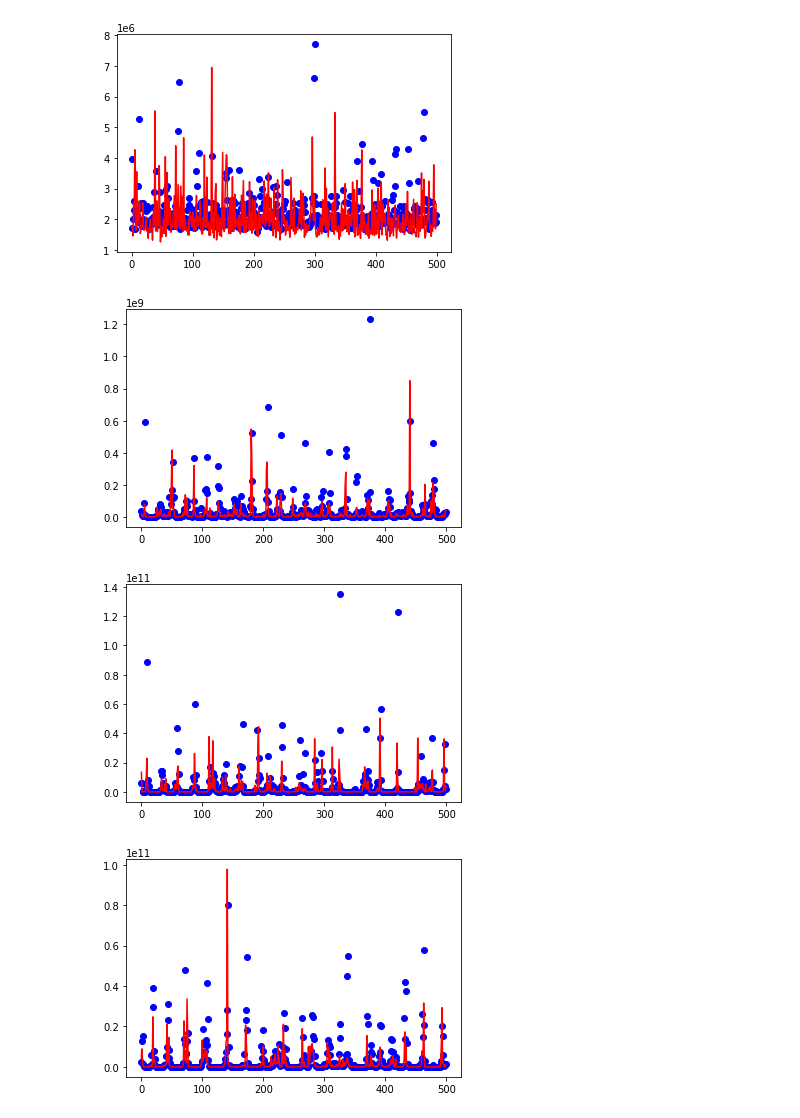
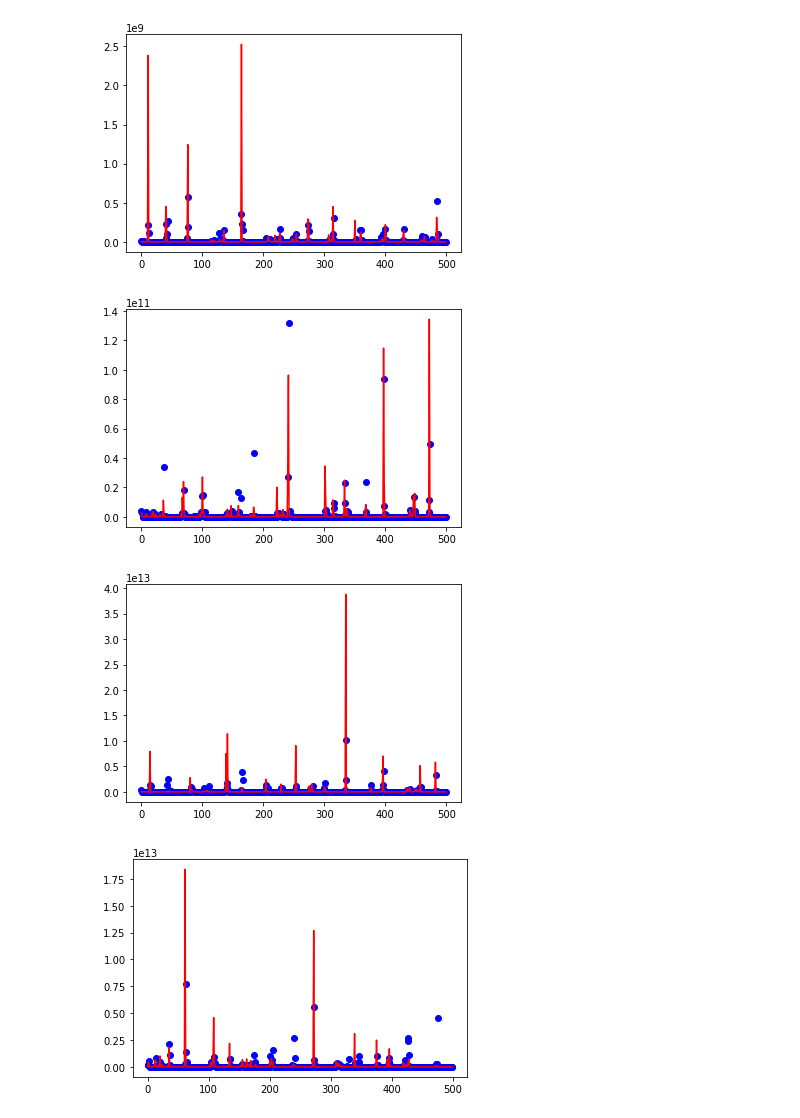
Before and after one commit to CS254-ML-FinalProject/Final-Project, a Jupyter notebook: CNN.ipynb, the cells around one changed output. Cells and saved outputs as stored; diff of their text form; code cells hidden in the pictures.

```diff
--- a/CNN.ipynb
+++ b/CNN.ipynb
@@ -53,14 +85,27 @@ df['POPxNEVER'] = df['POPESTIMATE2019'] * df['NEVER']
 # %%
-df = df.merge(county_cases, how="left", on="fips")
-df.insert(0, 'Ones', 1)
-column_titles = ["POPESTIMATE2019","NEVER","RARELY","SOMETIMES","FREQUENTLY","ALWAYS","AREA","POP_DEN","POP_DENxALWAYS","POP_DENxFREQUENTLY","POP_DENxSOMETIMES","POP_DENxRARELY","POP_DENxNEVER",'POPxALWAYS','POPxFREQUENTLY','POPxSOMETIMES','POPxRARELY','POPxNEVER']
+
+#df.columns
+
+column_titles =  ['POPESTIMATE2019', 'NEVER',
+                  'RARELY', 'SOMETIMES', 'FREQUENTLY', 'ALWAYS', 'AREA',
+                  'POP_DEN', 'POP_DENxALWAYS', '< HS', 'HS', 'Some College',
+                  'Bachelors', '% < HS', '% HS', '% Some College', '% Bachelors']
+
 new_df = df.reindex(columns=column_titles)
 normal_all = new_normal(new_df)
 normal_df = pd.DataFrame(normal_all)
 normal_df.columns = column_titles
 normal_df['fips'] = df['fips']
 normal_df = normal_df.merge(county_cases, how="left", on="fips")
-column_titles = ["fips","cases","deaths","POPESTIMATE2019","NEVER","RARELY","SOMETIMES","FREQUENTLY","ALWAYS","AREA","POP_DEN","POP_DENxALWAYS","POP_DENxFREQUENTLY","POP_DENxSOMETIMES","POP_DENxRARELY","POP_DENxNEVER",'POPxALWAYS','POPxFREQUENTLY','POPxSOMETIMES','POPxRARELY','POPxNEVER']
+column_titles = ['fips','cases','deaths','POPESTIMATE2019', 'NEVER',
+                 'RARELY', 'SOMETIMES', 'FREQUENTLY', 'ALWAYS', 'AREA',
+                 '< HS', 'HS', 'Some College','Bachelors',
+                 '% < HS', '% HS', '% Some College', '% Bachelors']
+
+# ['fips','cases','deaths','POPESTIMATE2019', 'NEVER',
+#  'RARELY', 'SOMETIMES', 'FREQUENTLY', 'ALWAYS', 'AREA', 'cases',
+#  'deaths', 'POP_DEN', 'POP_DENxALWAYS', '< HS', 'HS', 'Some College',
+#  'Bachelors', '% < HS', '% HS', '% Some College', '% Bachelors']
 
 #column_titles = ["cases","deaths","POPESTIMATE2019","NEVER","RARELY","SOMETIMES","FREQUENTLY","ALWAYS"]
 
@@ -81,5 +125,8 @@ df.describe()
 # %%
-index = df[(df['cases'] >= 25000)|(df['cases'] <= 0)].index
+# df['cases'] = np.log(df['cases'])
+df['cases'].describe()
+
+index = df[(df['cases'] >= 20000)|(df['cases'] <= 0)].index
 df.drop(index, inplace=True)
 normal_df.drop(index, inplace=True)
 df['cases'].describe()
@@ -113,44 +157,47 @@ print(y.shape)
 # %%
-xtrain, xtest, ytrain, ytest=train_test_split(X, y, test_size=0.2)
+xtrain, xtest, ytrain, ytest=train_test_split(X, y, test_size=0.2,  random_state=0)
+
+ytrain = np.log(ytrain)
+ytest = np.log(ytest)
 # %%
 # Scale both training and testing input data
 
-xtrain = preprocessing.scale(xtrain, with_mean=False)
-xtest = preprocessing.scale(xtest, with_mean=False)
+#xtrain = preprocessing.scale(xtrain)
+#xtest = preprocessing.scale(xtest)
 # %%
 # Plots the results of a learning rate of 100, 1000, and 10000 respectively, with all other parameters constant
 
-LR = [1,10,100,1000,10000]
+LR = [.01,.1,1]
 
 for i in LR:
     #Defines linear regression model and its structure
     model = Sequential()
-    model.add(Dense(1, input_shape=(19,)))
+    model.add(Dense(1, input_shape=(9,)))
 
     #Compiles model
     model.compile(Adam(lr=i), 'mean_squared_error')
 
     #Fits model
     history = model.fit(xtrain, ytrain, epochs = 500, validation_split = 0.1,verbose = 0)
     history_dict=history.history
 
     #Plots model's training cost/loss and model's validation split cost/loss
     loss_values = history_dict['loss']
     val_loss_values=history_dict['val_loss']
     plt.figure()
     plt.plot(loss_values,'bo',label='training loss')
     plt.plot(val_loss_values,'r',label='val training loss')
 # %% [output]
-[figure, old version]
+[figure, new version]
-[figure, old version]
+[figure, new version]
-[figure, old version]
+[figure, new version]
 # %%
 # Runs and plots the performance of a model with the same parameters from before (and a learning rate of 10000),
 # but now with an activation function (Relu)
 
 #Defines linear regression model and its structure
 model = Sequential()
-model.add(Dense(1, input_shape=(19,)))
+model.add(Dense(1, input_shape=(9,)))
 
 #Compiles model
 model.compile(Adam(lr=10000), 'mean_squared_error')
@@ -167,7 +214,7 @@ plt.plot(loss_values,'bo',label='training loss')
 plt.plot(val_loss_values,'r',label='val training loss')
 plt.show()
 # %% [output]
-[figure, old version]
+[figure, new version]
 # %%
 # Runs model (the one with the activation function, although this doesn't really matter as they perform the same)
 # with its current weights on the training and testing data
```
Also changed, not shown: parts of 12 cells of this notebook, 1 other file.
